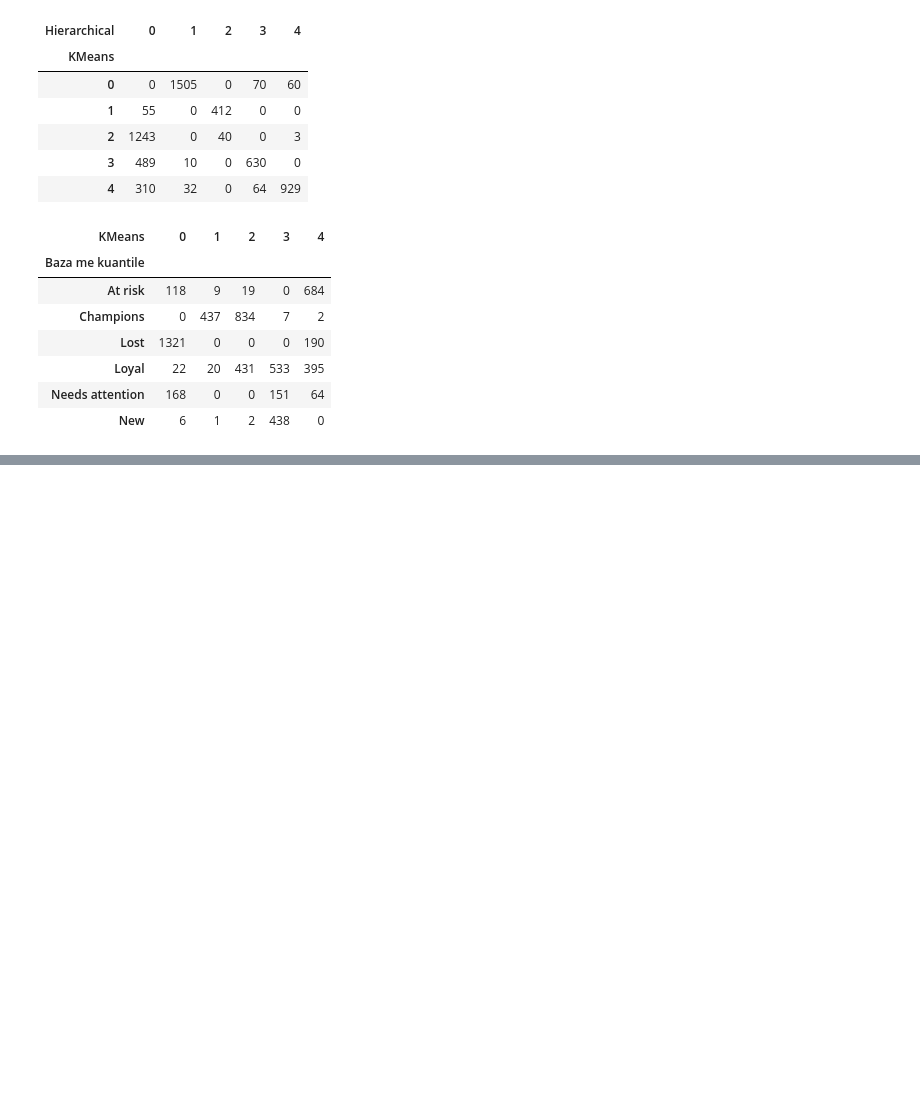
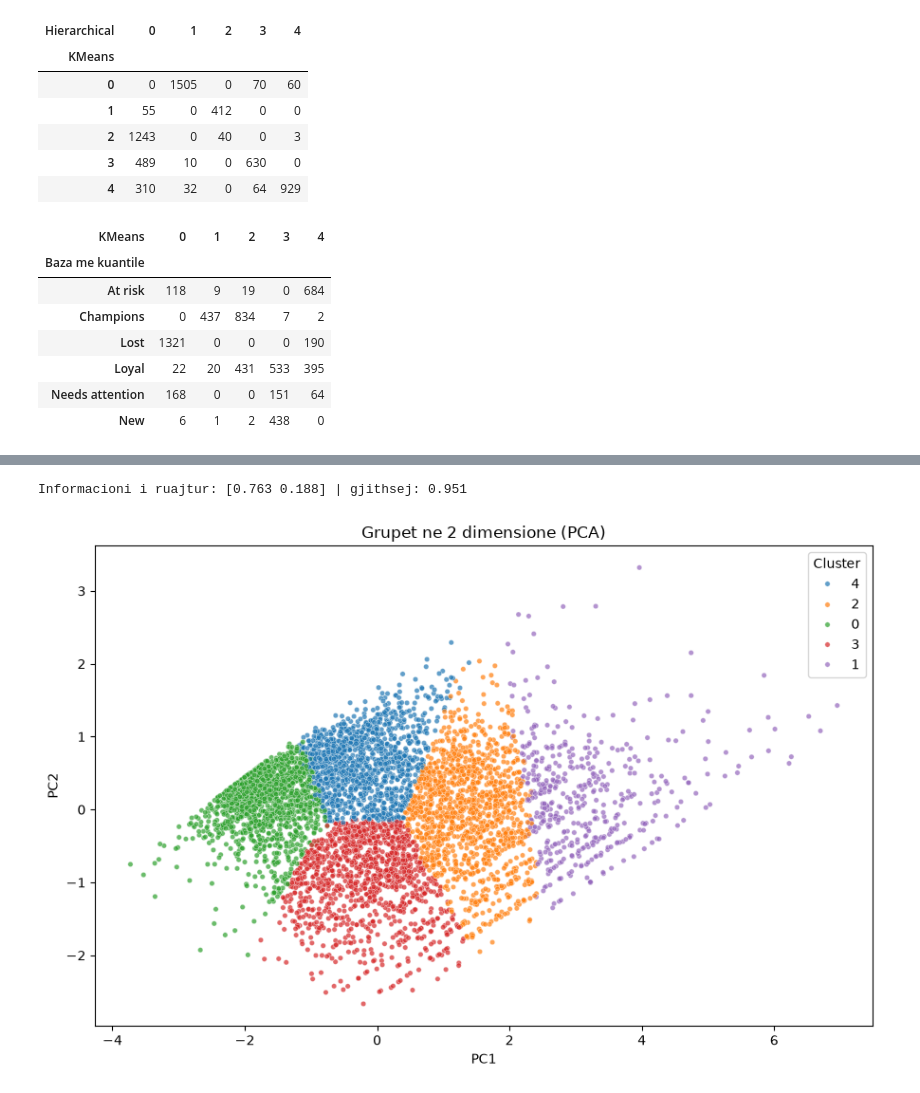
Before and after one commit to Dua-Gashi/online-retail-customer-analytics, a Jupyter notebook: notebooks/02_segmentation.ipynb, the cells around one changed output, grey strips where cells are left out. Cells and saved outputs as stored; diff of their text form; code cells hidden in the pictures; blank space fills up the shorter version.

Commit message:
Add PCA visualization, segment names and final segmentation

```diff
--- a/notebooks/02_segmentation.ipynb
+++ b/notebooks/02_segmentation.ipynb
@@ -269,0 +317,6 @@ pd.crosstab(seg["Segment"], km_labels, rownames=["Baza me kuantile"], colnames=[
+# %%
+from src.segmentation import fit_kmeans, profile_cluster, pca_2d, final_segmentation
+
+_, labels5 = fit_kmeans(scaled, 5)
+profile5 = profile_cluster(rfm, labels5)
+profile5.sort_values("Monetary_mediana", ascending=False)
@@ -269,0 +331,14 @@ pd.crosstab(seg["Segment"], km_labels, rownames=["Baza me kuantile"], colnames=[
+# %%
+coords, pca = pca_2d(scaled)
+print("Informacioni i ruajtur:", pca.explained_variance_ratio_.round(3),
+        "| gjithsej:", round(pca.explained_variance_ratio_.sum(),3))
+
+plot_df = coords.join(labels5.astype(str))
+plt.figure(figsize=(9,6))
+sns.scatterplot(data=plot_df, x="PC1", y="PC2", hue="Cluster", palette="tab10", s=15, alpha=0.7)
+plt.title("Grupet ne 2 dimensione (PCA)")
+plt.tight_layout()
+plt.show()
+# %% [output]
+Informacioni i ruajtur: [0.763 0.188] | gjithsej: 0.951
+[figure, added]
```
Also changed, not shown: parts of 6 cells of this notebook, 1 other file.
